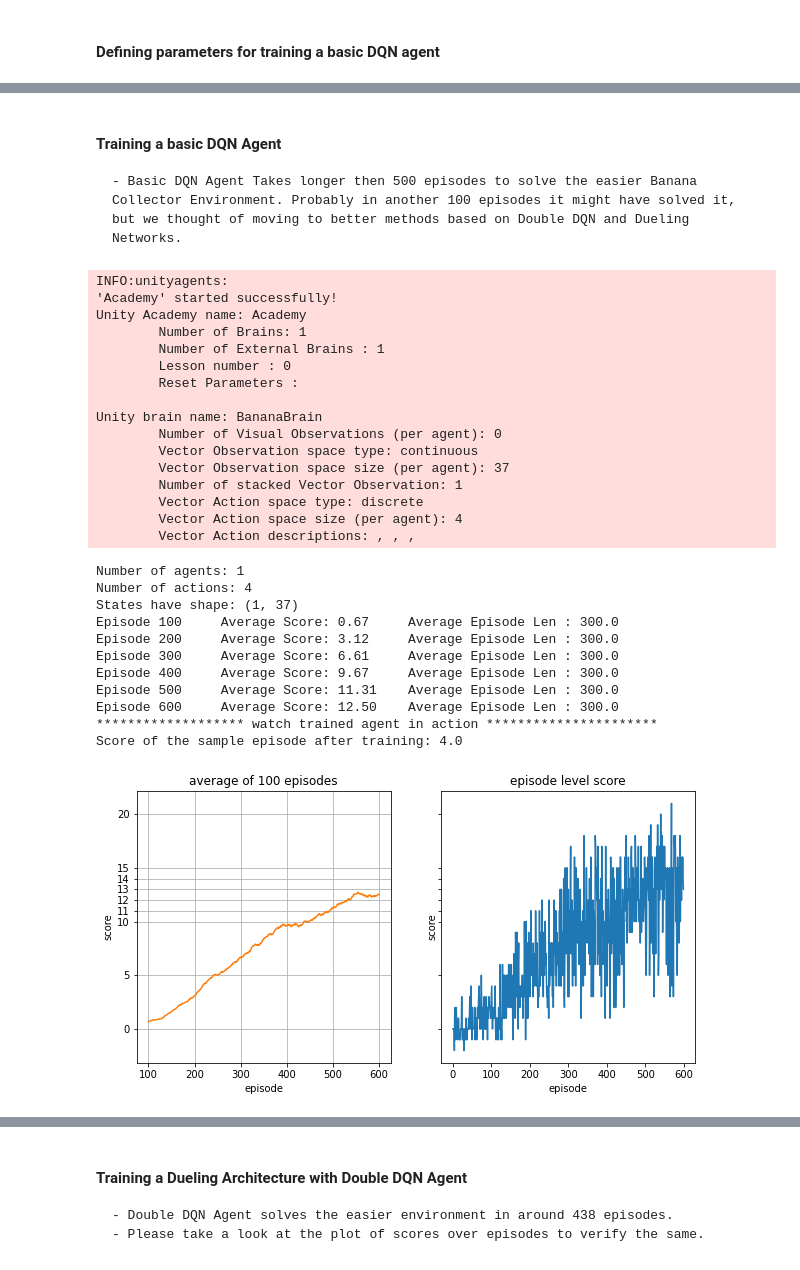
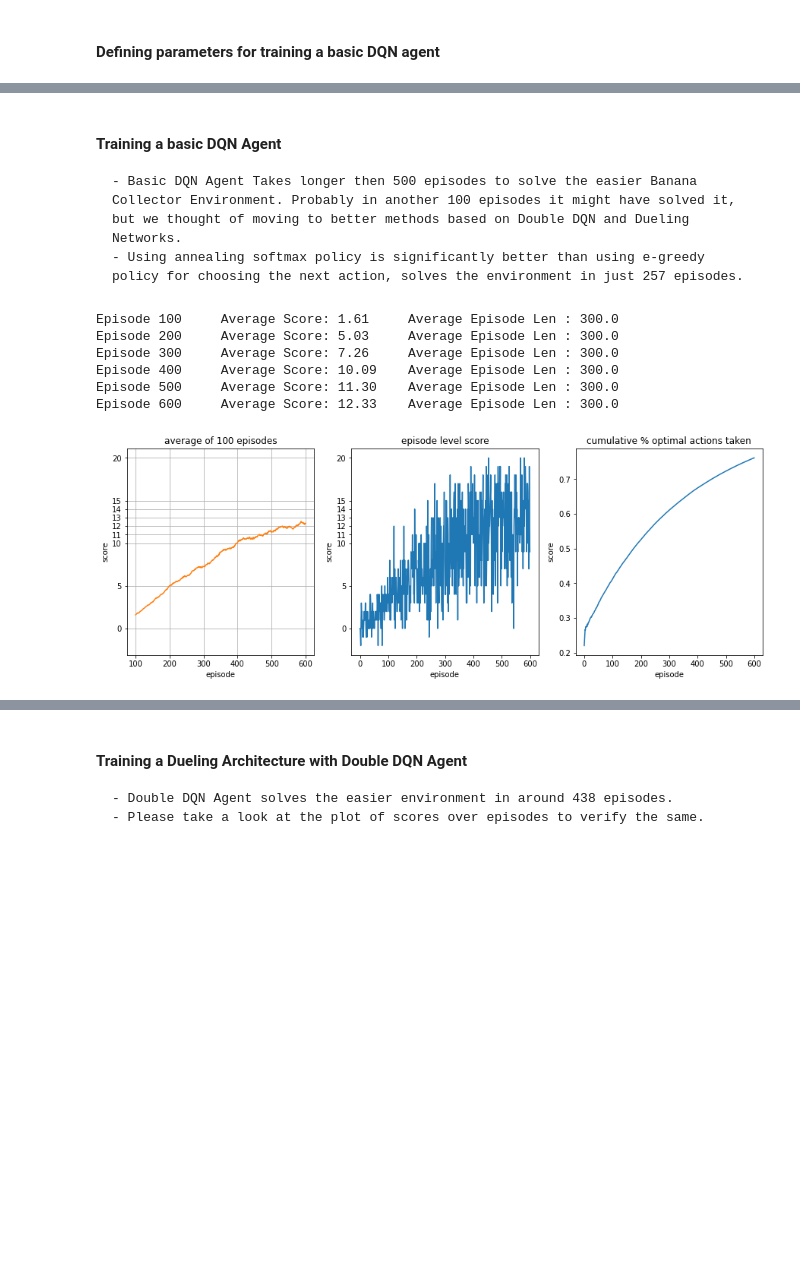
Before and after one commit to nitesh-kansal/Deep_q_learning, a Jupyter notebook: Report.ipynb, the cells around one changed output, grey strips where cells are left out. Saved outputs shown, nothing was run; the diff lists cells and outputs as text; code cells hidden in the pictures; blank space fills up the shorter version.

Commit message:
restructing to allow the code to run for any environment

```diff
--- a/Report.ipynb
+++ b/Report.ipynb
@@ -82,3 +88,9 @@ def score_plot(output_scores):
     plt.show()
 # %% [markdown]
 #### Defining parameters for training a basic DQN agent
+# %%
+# defining the model
+from qmodel import QNetwork
+from unity_banana_collector import UnityBananaCollector
+model = QNetwork(37,4,1234,False)
+env = UnityBananaCollector("Banana.app")
@@ -85,20 +118,28 @@ def score_plot(output_scores):
 # %%
-from dqnLoop import banana_collector_dqn_training_loop
+from dqnLoop import dqn_training_loop, watch_trained_agent
 params = {}
 params["n_episodes"] = 600         # maximum number of training episodes
 params["max_t"] = 1000             # maximum number of timesteps per episode
+params["policy_type"] = "e_greedy"
+
+# Parameters useful in case of epsilon greedy action selection
 params["eps_start"] = 1.           # starting value of epsilon, for epsilon-greedy action selection
 params["eps_end"] = 0.01           # minimum value of epsilon
 params["eps_decay"] = 0.995        # multiplicative factor (per episode) for decreasing epsilon
 
+# Parameters useful in case of annealed softmax action selection
+params["t_start"] = 5.           # starting value of temperature, for epsilon-greedy action selection
+params["t_end"] = 0.005           # minimum value of temperature
+params["t_decay"] = 0.95        # multiplicative factor (per episode) for decreasing temperature
+
 # Parameters for controlling dependence of sampling probability on TD-error in Prioritized Experience Replay
 params["alpha0"] = 0.0             # Initial value of alpha parameter in Prioritized Experience Replay
-params["alphaf"] = 0.25            # Final value of alpha parameter in Prioritized Experience Replay
-params["nsteps_alpha"] = 250       # Number of episodes in which to linearly change alpha from alpha0 to alphaf
+params["alphaf"] = 0.0            # Final value of alpha parameter in Prioritized Experience Replay
+params["nsteps_alpha"] = 500       # Number of episodes in which to linearly change alpha from alpha0 to alphaf
 
 # Parameters for controlling Importance Sampling weight (ISw) in Prioritized Experience Replay
-params["beta0"] = 0.2              # Final value of beta parameter in Prioritized Experience Replay
-params["betaf"] = 1                # Initial value of beta parameter in Prioritized Experience Replay
+params["beta0"] = 0.             # Final value of beta parameter in Prioritized Experience Replay
+params["betaf"] = 0.                # Initial value of beta parameter in Prioritized Experience Replay
 params["nsteps_beta"] = 500        # Number of episodes in which to linearly change beta from beta0 to betaf
 
 #DQN Update Parameters
@@ -112,46 +153,19 @@ params["SAMPLE_FREQ"] = 1          # Number of batch sampling and DQN weight upd
 params["GAMMA"] = 0.9              # Discount Factor
 params["IS_DDQN"] = False          # Whether to enable the Double DQN improvement or continue with basic DQN
 params["MEMORY_TYPE"] = "normal"   # Whether to go with prioritized memory buffer or uniform
-params["IS_DUELING"] = False       # Whether to enable Dueling Network improvement or not
-
-# Choice of State
-params["STATE_TYPE"] = "normal"    # Whether to train the Agent from raw pixel states or processed state vectors
-params["ENVIRONMENT_PATH"] = "Banana.app" # Complete path to the Banana Collector Environment file
-
-params["seed"] = 1234              # random seed
 # %% [markdown]
 #### Training a basic DQN Agent
     - Basic DQN Agent Takes longer then 500 episodes to solve the easier Banana Collector Environment. Probably in another 100 episodes it might have solved it, but we thought of moving to better methods based on Double DQN and Dueling Networks.
+    - Using annealing softmax policy is significantly better than using e-greedy policy for choosing the next action, solves the environment in just 257 episodes.
 # %%
 # Basic DQN
-output_scores = banana_collector_dqn_training_loop(params)
-score_plot(output_scores)
+output_scores, agent, optimal_selection_p  = dqn_training_loop(env, model, 13., 100, params)
+score_plot(output_scores, optimal_selection_p)
 # %% [output]
-INFO:unityagents:
-'Academy' started successfully!
-Unity Academy name: Academy
-        Number of Brains: 1
-        Number of External Brains : 1
-        Lesson number : 0
-        Reset Parameters :
-
-Unity brain name: BananaBrain
-        Number of Visual Observations (per agent): 0
-        Vector Observation space type: continuous
-        Vector Observation space size (per agent): 37
-        Number of stacked Vector Observation: 1
-        Vector Action space type: discrete
-        Vector Action space size (per agent): 4
-        Vector Action descriptions: , , ,
+Episode 100     Average Score: 1.61     Average Episode Len : 300.0
+Episode 200     Average Score: 5.03     Average Episode Len : 300.0
+Episode 300     Average Score: 7.26     Average Episode Len : 300.0
+Episode 400     Average Score: 10.09    Average Episode Len : 300.0
+Episode 500     Average Score: 11.30    Average Episode Len : 300.0
+Episode 600     Average Score: 12.33    Average Episode Len : 300.0
-Number of agents: 1
-Number of actions: 4
-States have shape: (1, 37)
-Episode 100     Average Score: 0.67     Average Episode Len : 300.0
-Episode 200     Average Score: 3.12     Average Episode Len : 300.0
-Episode 300     Average Score: 6.61     Average Episode Len : 300.0
-Episode 400     Average Score: 9.67     Average Episode Len : 300.0
-Episode 500     Average Score: 11.31    Average Episode Len : 300.0
-Episode 600     Average Score: 12.50    Average Episode Len : 300.0
-******************* watch trained agent in action **********************
-Score of the sample episode after training: 4.0
-[figure, old version]
+[figure, new version]
```
Also changed, not shown: parts of 12 cells of this notebook, 9 other files.
